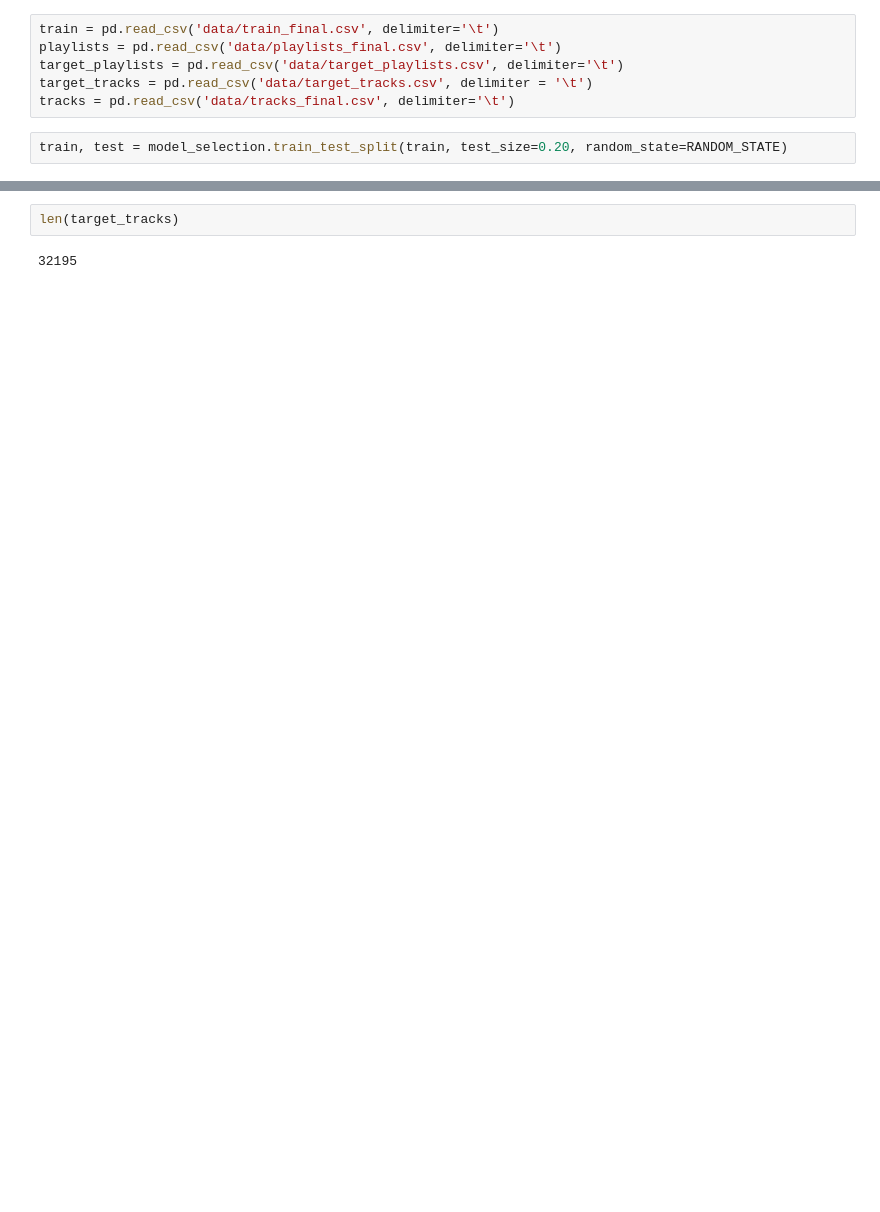
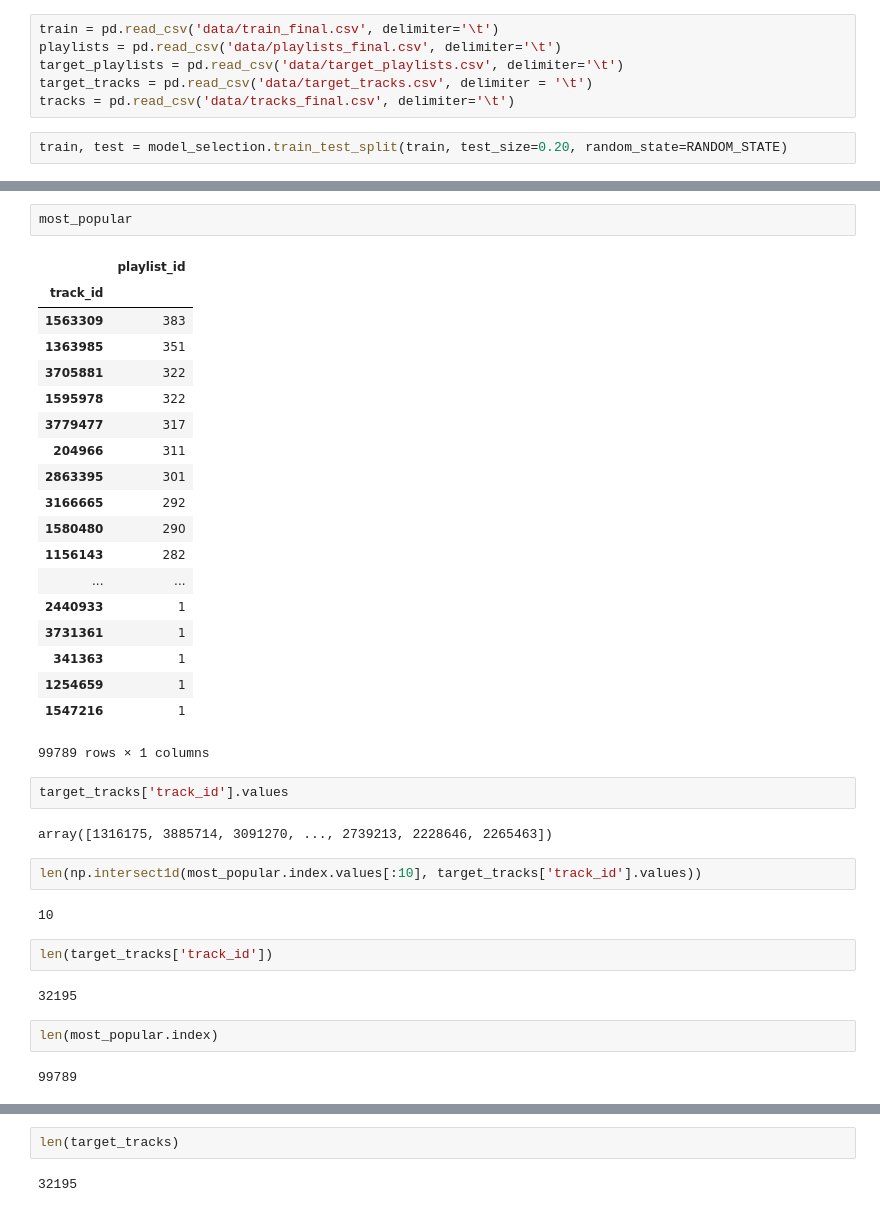
Before and after one commit to battuzz/RS_Challenge, a Jupyter notebook: FirstAnalysis.ipynb, the cells around one changed output, grey strips where cells are left out. Cells and saved outputs as stored; diff of their text form; blank space fills up the shorter version.

```diff
--- a/FirstAnalysis.ipynb
+++ b/FirstAnalysis.ipynb
@@ -119,0 +176,38 @@ for _,row in tracks.iterrows():
+# %%
+most_popular
+# %% [output]
+|  | playlist_id |
+| track_id |  |
+| 1563309 | 383 |
+| 1363985 | 351 |
+| 3705881 | 322 |
+| 1595978 | 322 |
+| 3779477 | 317 |
+| 204966 | 311 |
+| 2863395 | 301 |
+| 3166665 | 292 |
+| 1580480 | 290 |
+| 1156143 | 282 |
+| ... | ... |
+| 2440933 | 1 |
+| 3731361 | 1 |
+| 341363 | 1 |
+| 1254659 | 1 |
+| 1547216 | 1 |
+99789 rows × 1 columns
+# %%
+target_tracks['track_id'].values
+# %% [output]
+array([1316175, 3885714, 3091270, ..., 2739213, 2228646, 2265463])
+# %%
+len(np.intersect1d(most_popular.index.values[:10], target_tracks['track_id'].values))
+# %% [output]
+10
+# %%
+len(target_tracks['track_id'])
+# %% [output]
+32195
+# %%
+len(most_popular.index)
+# %% [output]
+99789
```
Also changed, not shown: parts of 96 cells of this notebook, 11 other files.
